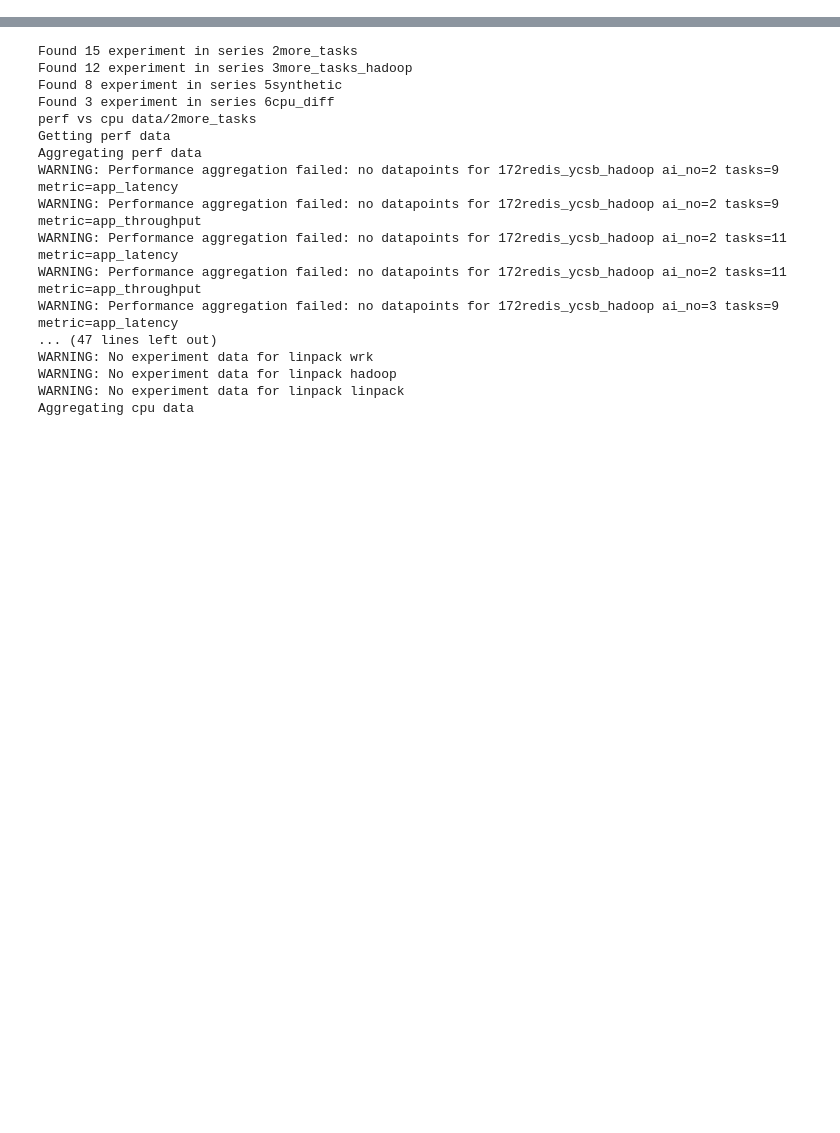
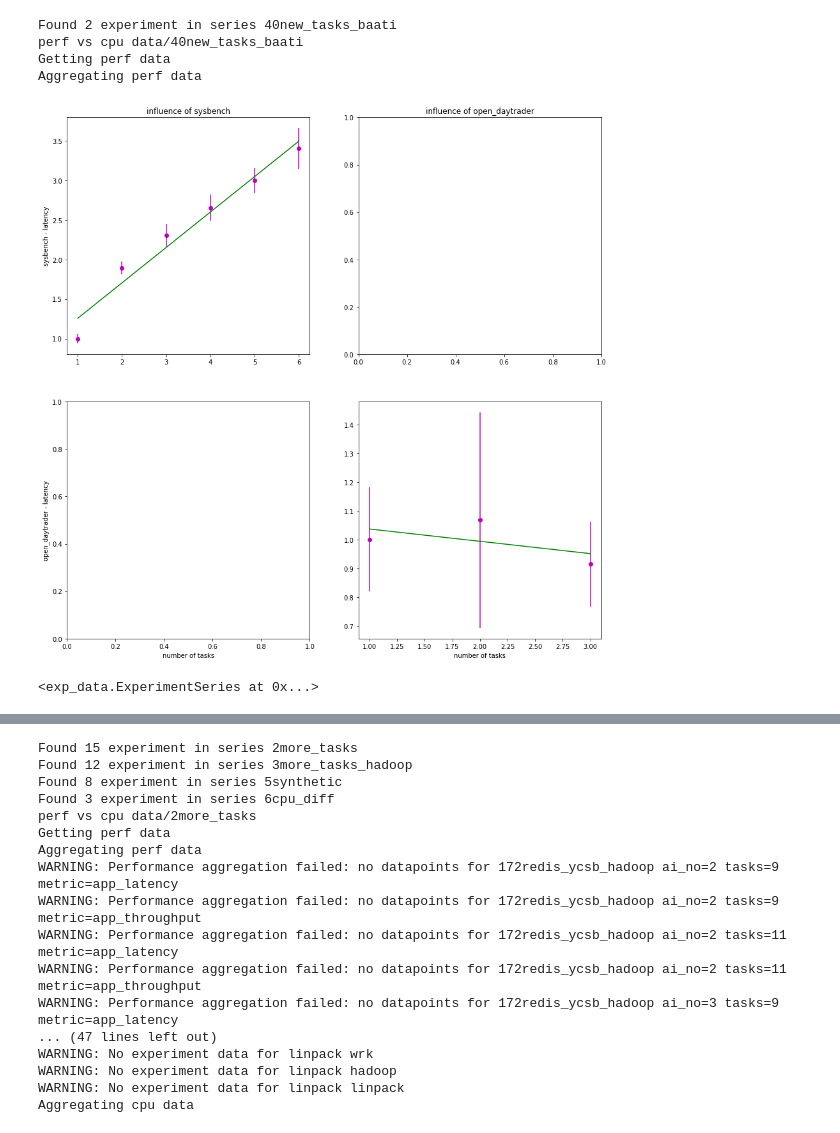
Before and after one commit to pawelzell/cbtool, a Jupyter notebook: myscripts/Interference observation.ipynb, the cells around one changed output, grey strips where cells are left out. Cells and saved outputs as stored; diff of their text form; code cells hidden in the pictures; blank space fills up the shorter version.

```diff
--- a/myscripts/Interference observation.ipynb
+++ b/myscripts/Interference observation.ipynb
@@ -14,0 +115,9 @@ from analyze import *
+# %%
+analyzeInterferenceHelper("40new_tasks_baati", ("sysbench", "open_daytrader"))
+# %% [output]
+Found 2 experiment in series 40new_tasks_baati
+perf vs cpu data/40new_tasks_baati
+Getting perf data
+Aggregating perf data
+[figure, added]
+<exp_data.ExperimentSeries at 0x...>
```
Also changed, not shown: parts of 37 cells of this notebook, 7 other files.
